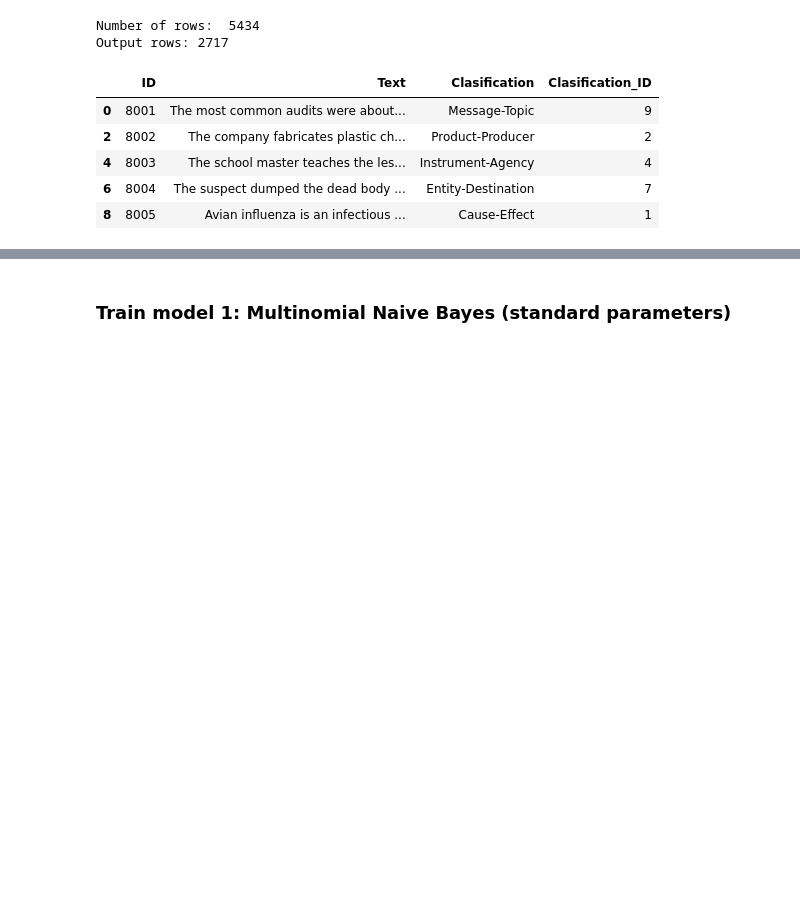
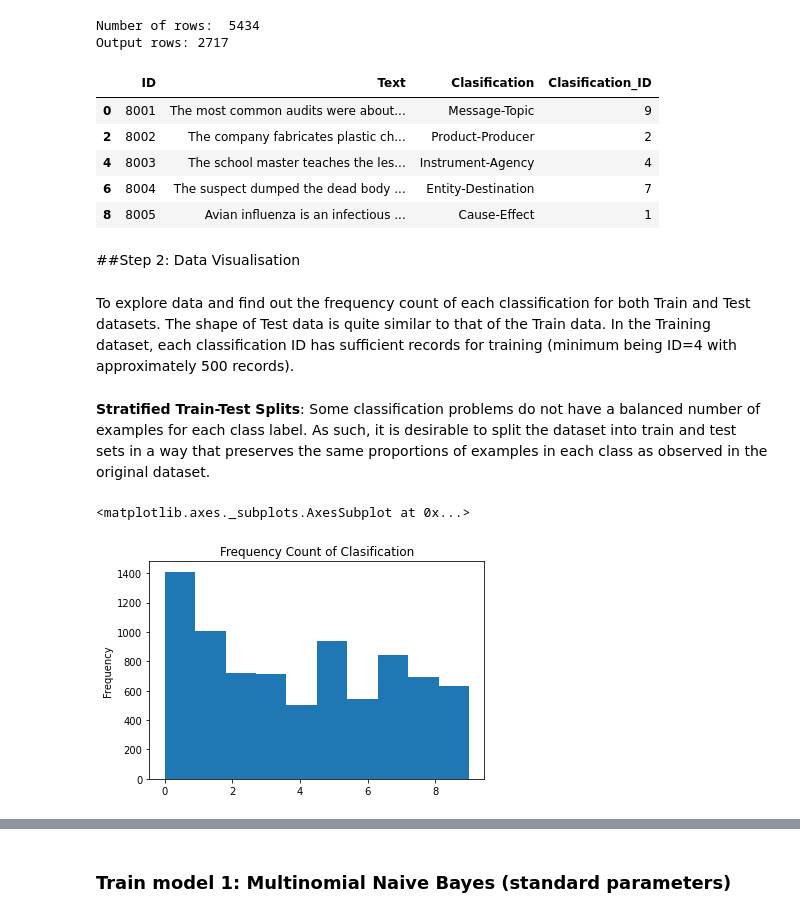
Before and after one commit to chenjinghao/Group-9C-Capstone, a Jupyter notebook: Sem-Eval 2010 Task8.ipynb, the cells around one changed output, grey strips where cells are left out. Saved outputs shown, nothing was run; the diff lists cells and outputs as text; code cells hidden in the pictures; blank space fills up the shorter version.

```diff
--- a/Sem-Eval 2010 Task8.ipynb
+++ b/Sem-Eval 2010 Task8.ipynb
@@ -152,3 +154,10 @@ Output rows: 2717
 | 4 | 8003 | The school master teaches the les... | Instrument-Agency | 4 |
 | 6 | 8004 | The suspect dumped the dead body ... | Entity-Destination | 7 |
 | 8 | 8005 | Avian influenza is an infectious ... | Cause-Effect | 1 |
+# %% [markdown]
+##Step 2: Data Visualisation
+# %% [markdown]
+To explore data and find out the frequency count of each classification for both Train and Test datasets. The shape of Test data is quite similar to that of the Train data. In the Training dataset, each classification ID has sufficient records for training (minimum being ID=4 with approximately 500 records).
+# %% [markdown]
+**Stratified Train-Test Splits**:
+Some classification problems do not have a balanced number of examples for each class label. As such, it is desirable to split the dataset into train and test sets in a way that preserves the same proportions of examples in each class as observed in the original dataset.
@@ -154,0 +166,5 @@ Output rows: 2717
+# %%
+df_train.Clasification_ID.plot.hist(bins=10, title='Frequency Count of Clasification')
+# %% [output]
+<matplotlib.axes._subplots.AxesSubplot at 0x...>
+[figure, added]
```
Also changed, not shown: parts of 47 cells of this notebook.
